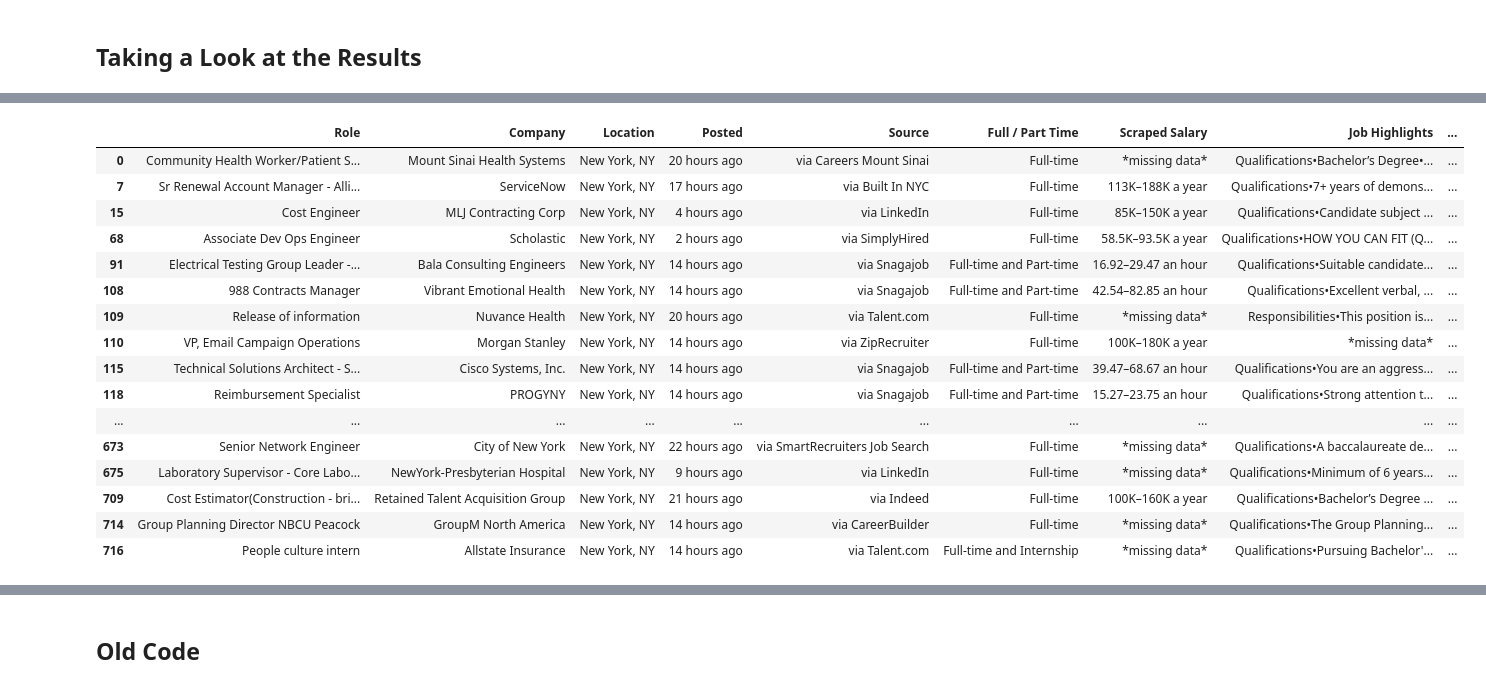
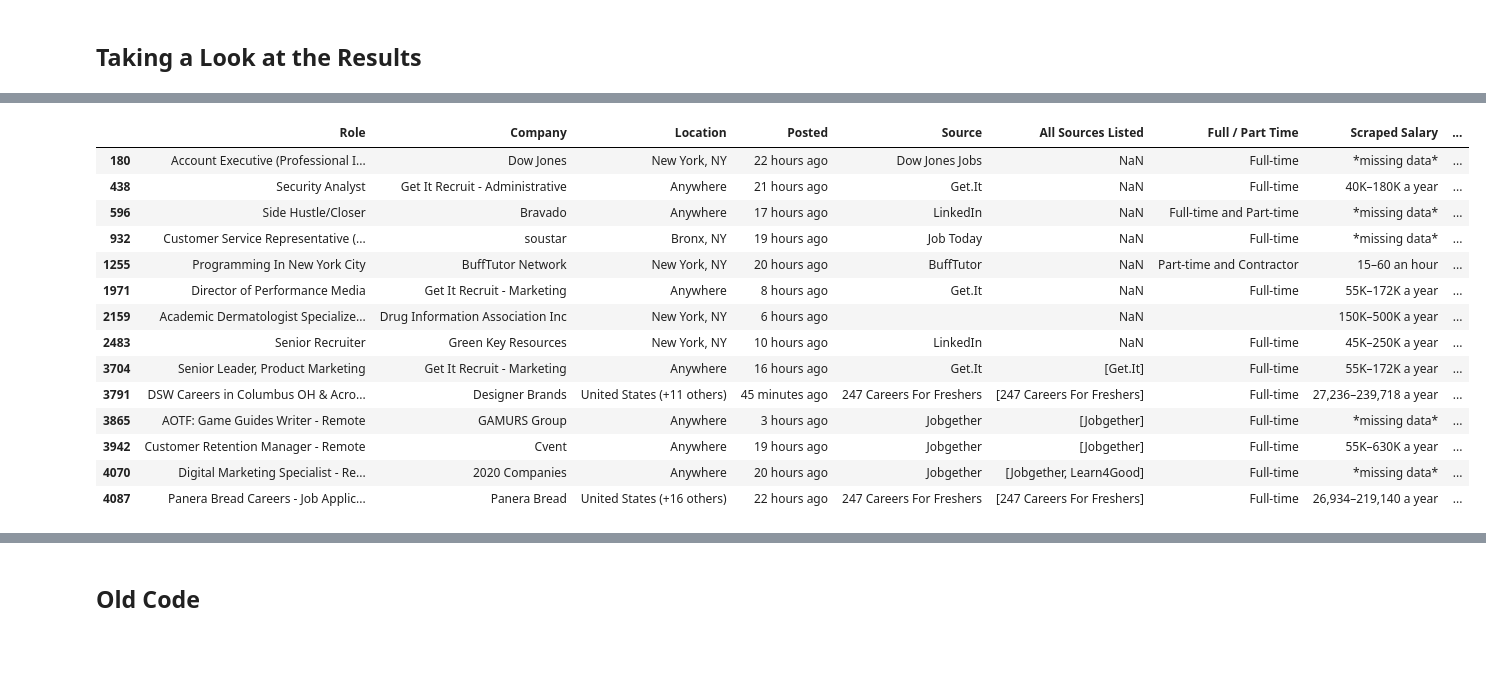
Before and after one commit to NewYorkCityCouncil/Pay_Transparency, a Jupyter notebook: code/google-jobs-scraping.ipynb, the cells around one changed output, grey strips where cells are left out. Cells and saved outputs as stored; diff of their text form; code cells hidden in the pictures; blank space fills up the shorter version.

```diff
--- a/code/google-jobs-scraping.ipynb
+++ b/code/google-jobs-scraping.ipynb
@@ -389,0 +292,39 @@ def pull_and_process_salaries(df):
+# %%
+# function that pulls potential salaries from specified column containing job description text at specified index
+# ouputs list of potential salaries
+# called by pull_and_process_salaries()
+
+def find_salaries(df, col_name, ind):
+
+# df: df containing all of the compiled google jobs data (DataFrame)
+# col_name: name of column containing job description text (str)
+# ind: index of df[col_name] that is being searched for salaries (int)
+
+    salary_list = [] # initializing empty list for this job entry
+
+    phrase = df[col_name][ind] # text in description
+    phrase = phrase.replace('•',' ') # eliminating bullet points
+    phrase_to_list = phrase.split(" ") # creating list of all strings in the description
+
+    for i in range(len(phrase_to_list)): # iterating through phrase_to_list
+
+        if len(phrase_to_list[i]) > 0: # otherwise -1 index will break code
+
+            if phrase_to_list[i] not in ['401K', '401k']: # eliminating '401K' so doesn't get labeled as salary
+
+                #CONSIDER REMOVING THIS... might do more harm than good
+                if not [True if e in phrase_to_list[i].lower() else False for e in ['b','m']][0]: # weeding out cases like '$10b industry' or '$3M company'
+
+                    # if there's a space between $ and number, excluding cases where '$' is last item in list (otherwise code breaks)
+
+                    if (i < len(phrase_to_list)-1) and (phrase_to_list[i] == '$') and (phrase_to_list[i+1][0].isdigit()):
+
+                        salary_list.append(phrase_to_list[i+1]) # add the subsequent list item in this case
+
+                    # looking for salary indicators (using '$' and 'K' -> in strings where '$' appears or in strings where 'K' is the last character and is directly preceded by a number
+
+                    elif ('$' in phrase_to_list[i]) or ((len(phrase_to_list[i]) > 1) and ('k' == phrase_to_list[i][-1].lower()) and (phrase_to_list[i][-2].isdigit())):
+
+                        salary_list.append(phrase_to_list[i]) # adding strings with salary indicators to ongoing list
+
+    return salary_list
@@ -580,25 +704,21 @@ Total Entries: 725
 # %%
-# google_jobs_with_salaries = google_jobs_df_cleaned[(google_jobs_df_cleaned['Salary Ratio'] != '*no salary found*') & (google_jobs_df_cleaned['Salary Ratio'] != '*salary ambiguous*')]
-# google_jobs_with_salaries[google_jobs_with_salaries['Salary Ratio'] > 1.5]
+# looking at salary ratios of over 3 to look for potential errors
 
 google_jobs_with_salaries = google_jobs_df_cleaned_test[(google_jobs_df_cleaned_test['Salary Ratio'] != '*no salary found*') & (google_jobs_df_cleaned_test['Salary Ratio'] != '*salary ambiguous*')]
-
-google_jobs_with_salaries[google_jobs_with_salaries['Salary Ratio'] > 1.5]
+google_jobs_with_salaries[google_jobs_with_salaries['Salary Ratio'] > 3]
 # %% [output]
-|  | Role | Company | Location | Posted | Source | Full / Part Time | Scraped Salary | Job Highlights | ... |
-| 0 | Community Health Worker/Patient S... | Mount Sinai Health Systems | New York, NY | 20 hours ago | via Careers Mount Sinai | Full-time | *missing data* | Qualifications•Bachelor’s Degree•... | ... |
-| 7 | Sr Renewal Account Manager - Alli... | ServiceNow | New York, NY | 17 hours ago | via Built In NYC | Full-time | 113K–188K a year | Qualifications•7+ years of demons... | ... |
-| 15 | Cost Engineer | MLJ Contracting Corp | New York, NY | 4 hours ago | via LinkedIn | Full-time | 85K–150K a year | Qualifications•Candidate subject ... | ... |
-| 68 | Associate Dev Ops Engineer | Scholastic | New York, NY | 2 hours ago | via SimplyHired | Full-time | 58.5K–93.5K a year | Qualifications•HOW YOU CAN FIT (Q... | ... |
-| 91 | Electrical Testing Group Leader -... | Bala Consulting Engineers | New York, NY | 14 hours ago | via Snagajob | Full-time and Part-time | 16.92–29.47 an hour | Qualifications•Suitable candidate... | ... |
-| 108 | 988 Contracts Manager | Vibrant Emotional Health | New York, NY | 14 hours ago | via Snagajob | Full-time and Part-time | 42.54–82.85 an hour | Qualifications•Excellent verbal, ... | ... |
-| 109 | Release of information | Nuvance Health | New York, NY | 20 hours ago | via Talent.com | Full-time | *missing data* | Responsibilities•This position is... | ... |
-| 110 | VP, Email Campaign Operations | Morgan Stanley | New York, NY | 14 hours ago | via ZipRecruiter | Full-time | 100K–180K a year | *missing data* | ... |
-| 115 | Technical Solutions Architect - S... | Cisco Systems, Inc. | New York, NY | 14 hours ago | via Snagajob | Full-time and Part-time | 39.47–68.67 an hour | Qualifications•You are an aggress... | ... |
-| 118 | Reimbursement Specialist | PROGYNY | New York, NY | 14 hours ago | via Snagajob | Full-time and Part-time | 15.27–23.75 an hour | Qualifications•Strong attention t... | ... |
-| ... | ... | ... | ... | ... | ... | ... | ... | ... | ... |
-| 673 | Senior Network Engineer | City of New York | New York, NY | 22 hours ago | via SmartRecruiters Job Search | Full-time | *missing data* | Qualifications•A baccalaureate de... | ... |
-| 675 | Laboratory Supervisor - Core Labo... | NewYork-Presbyterian Hospital | New York, NY | 9 hours ago | via LinkedIn | Full-time | *missing data* | Qualifications•Minimum of 6 years... | ... |
-| 709 | Cost Estimator(Construction - bri... | Retained Talent Acquisition Group | New York, NY | 21 hours ago | via Indeed | Full-time | 100K–160K a year | Qualifications•Bachelor’s Degree ... | ... |
-| 714 | Group Planning Director NBCU Peacock | GroupM North America | New York, NY | 14 hours ago | via CareerBuilder | Full-time | *missing data* | Qualifications•The Group Planning... | ... |
-| 716 | People culture intern | Allstate Insurance | New York, NY | 14 hours ago | via Talent.com | Full-time and Internship | *missing data* | Qualifications•Pursuing Bachelor'... | ... |
+|  | Role | Company | Location | Posted | Source | All Sources Listed | Full / Part Time | Scraped Salary | ... |
+| 180 | Account Executive (Professional I... | Dow Jones | New York, NY | 22 hours ago | Dow Jones Jobs | NaN | Full-time | *missing data* | ... |
+| 438 | Security Analyst | Get It Recruit - Administrative | Anywhere | 21 hours ago | Get.It | NaN | Full-time | 40K–180K a year | ... |
+| 596 | Side Hustle/Closer | Bravado | Anywhere | 17 hours ago | LinkedIn | NaN | Full-time and Part-time | *missing data* | ... |
+| 932 | Customer Service Representative (... | soustar | Bronx, NY | 19 hours ago | Job Today | NaN | Full-time | *missing data* | ... |
+| 1255 | Programming In New York City | BuffTutor Network | New York, NY | 20 hours ago | BuffTutor | NaN | Part-time and Contractor | 15–60 an hour | ... |
+| 1971 | Director of Performance Media | Get It Recruit - Marketing | Anywhere | 8 hours ago | Get.It | NaN | Full-time | 55K–172K a year | ... |
+| 2159 | Academic Dermatologist Specialize... | Drug Information Association Inc | New York, NY | 6 hours ago |  | NaN |  | 150K–500K a year | ... |
+| 2483 | Senior Recruiter | Green Key Resources | New York, NY | 10 hours ago | LinkedIn | NaN | Full-time | 45K–250K a year | ... |
+| 3704 | Senior Leader, Product Marketing | Get It Recruit - Marketing | Anywhere | 16 hours ago | Get.It | [Get.It] | Full-time | 55K–172K a year | ... |
+| 3791 | DSW Careers in Columbus OH & Acro... | Designer Brands | United States (+11 others) | 45 minutes ago | 247 Careers For Freshers | [247 Careers For Freshers] | Full-time | 27,236–239,718 a year | ... |
+| 3865 | AOTF: Game Guides Writer - Remote | GAMURS Group | Anywhere | 3 hours ago | Jobgether | [Jobgether] | Full-time | *missing data* | ... |
+| 3942 | Customer Retention Manager - Remote | Cvent | Anywhere | 19 hours ago | Jobgether | [Jobgether] | Full-time | 55K–630K a year | ... |
+| 4070 | Digital Marketing Specialist - Re... | 2020 Companies | Anywhere | 20 hours ago | Jobgether | [Jobgether, Learn4Good] | Full-time | *missing data* | ... |
+| 4087 | Panera Bread Careers - Job Applic... | Panera Bread | United States (+16 others) | 22 hours ago | 247 Careers For Freshers | [247 Careers For Freshers] | Full-time | 26,934–219,140 a year | ... |
```
Also changed, not shown: parts of 55 cells of this notebook, 1 other file.
